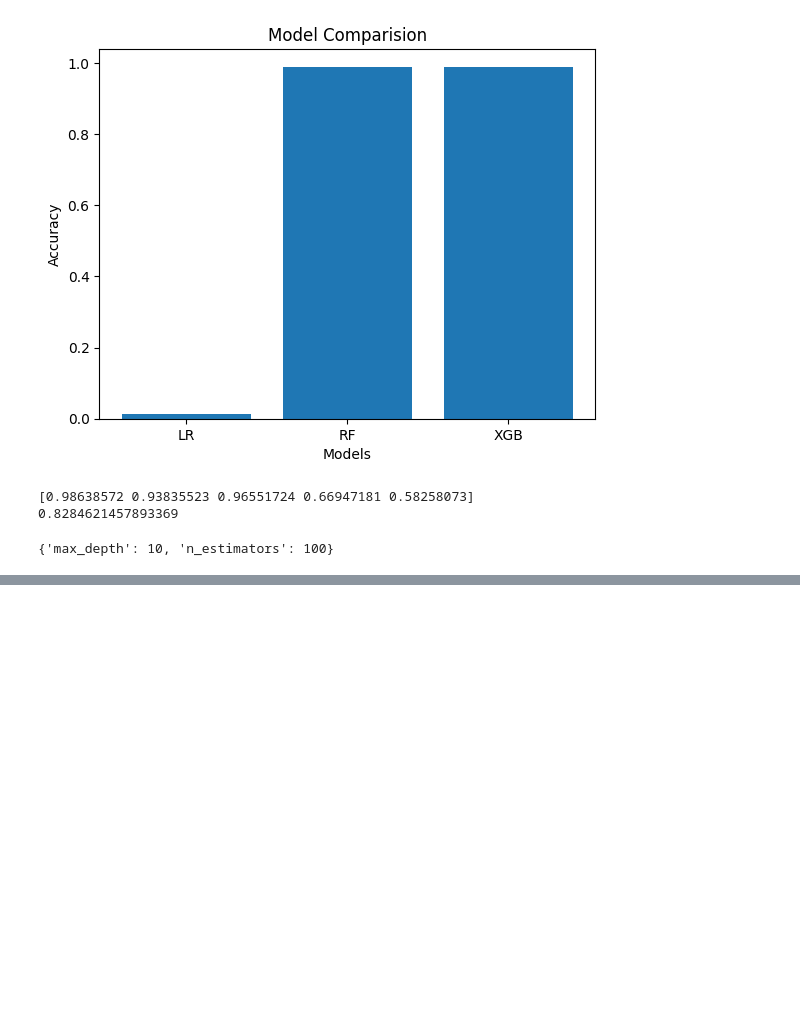
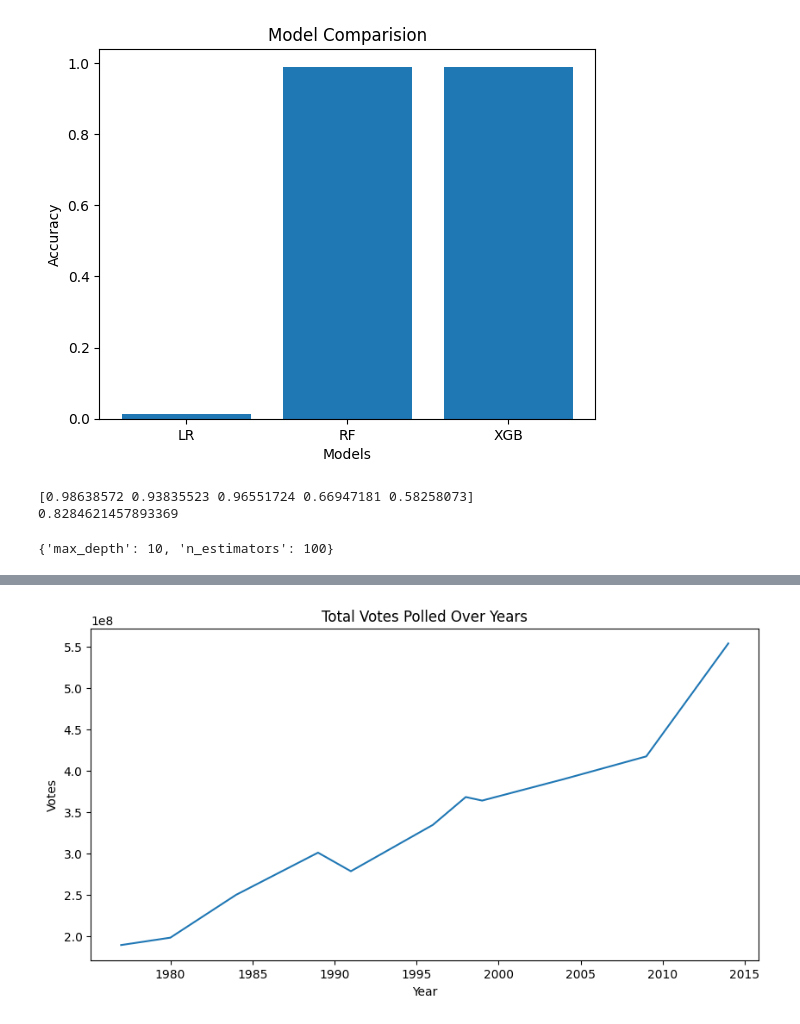
Before and after one commit to DRPatel75/Predictive-Modeling-and-Forecasting-for-Election-Outcomes, a Jupyter notebook: notebooks/election_prediciton.ipynb, the cells around one changed output, grey strips where cells are left out. Saved outputs shown, nothing was run; the diff lists cells and outputs as text; code cells hidden in the pictures; blank space fills up the shorter version.

```diff
--- a/notebooks/election_prediciton.ipynb
+++ b/notebooks/election_prediciton.ipynb
@@ -343,3 +343,7 @@ grid.fit(X_train, y_train)
 print(grid.best_params_)
 # %% [output]
 {'max_depth': 10, 'n_estimators': 100}
+# %%
+yearly_votes = df.groupby('year')['totvotpoll'].sum().reset_index()
+
+print(yearly_votes)
@@ -345,0 +363,13 @@ print(grid.best_params_)
+# %%
+import matplotlib.pyplot as plt
+
+plt.figure(figsize=(10,5))
+plt.plot(yearly_votes['year'],
+         yearly_votes['totvotpoll'])
+
+plt.title("Total Votes Polled Over Years")
+plt.xlabel("Year")
+plt.ylabel("Votes")
+plt.show()
+# %% [output]
+[figure, added]
```
Also changed, not shown: parts of 2 cells of this notebook.
